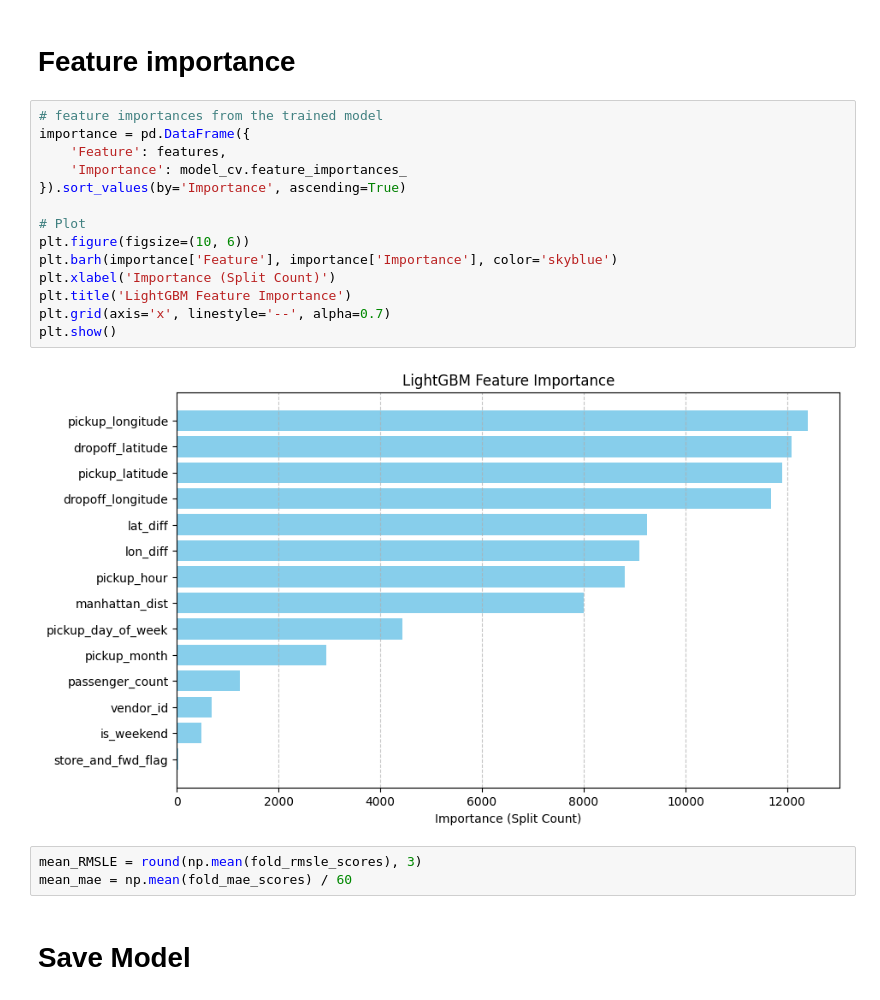
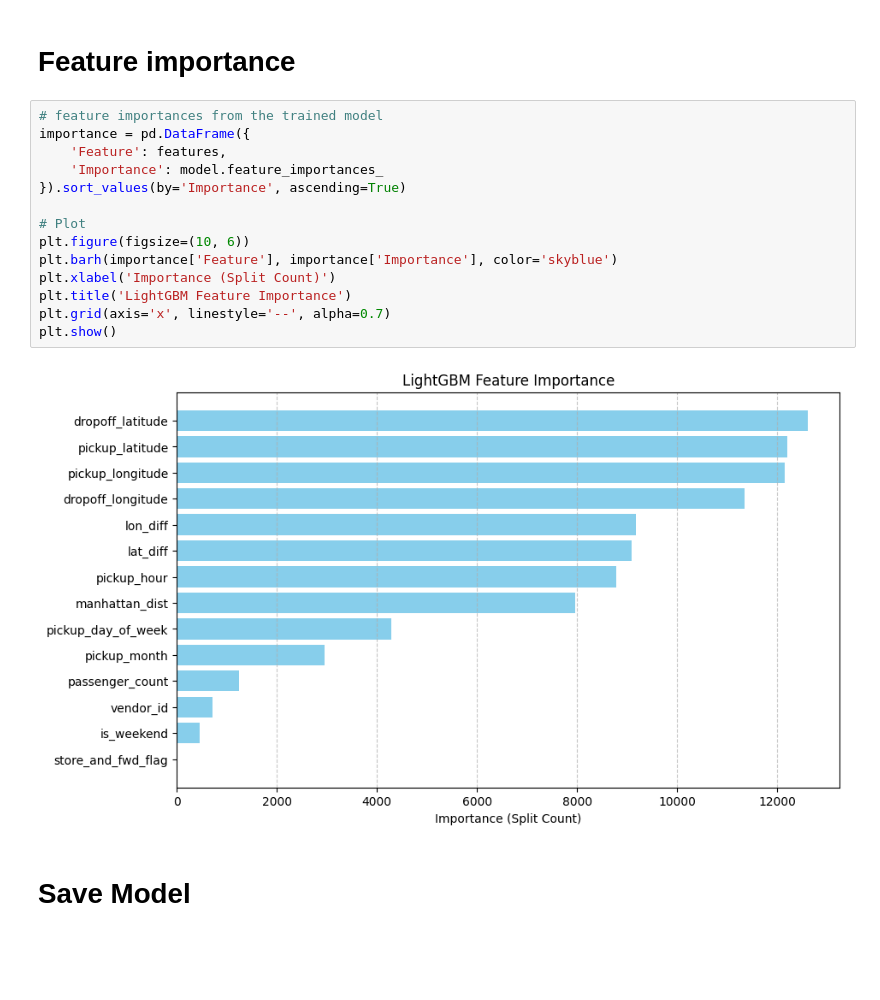
Before and after one commit to Josephinecwm/Predicting-NYC-Taxi-Trip-Duration, a Jupyter notebook: NYC_Taxi_Trip_Duration.ipynb, the cells around one changed output. Drawn from its saved outputs; the diff is of its cells as text; blank space fills up the shorter version.

```diff
--- a/NYC_Taxi_Trip_Duration.ipynb
+++ b/NYC_Taxi_Trip_Duration.ipynb
@@ -321,22 +321,19 @@ Mean MAE: 4.81 minutes
 # %%
 # feature importances from the trained model
 importance = pd.DataFrame({
     'Feature': features,
-    'Importance': model_cv.feature_importances_
+    'Importance': model.feature_importances_
 }).sort_values(by='Importance', ascending=True)
 
 # Plot
 plt.figure(figsize=(10, 6))
 plt.barh(importance['Feature'], importance['Importance'], color='skyblue')
 plt.xlabel('Importance (Split Count)')
 plt.title('LightGBM Feature Importance')
 plt.grid(axis='x', linestyle='--', alpha=0.7)
 plt.show()
 # %% [output]
-[figure, old version]
+[figure, new version]
-# %%
-mean_RMSLE = round(np.mean(fold_rmsle_scores), 3)
-mean_mae = np.mean(fold_mae_scores) / 60
 # %% [markdown]
 # Save Model
 # %%
```
Also changed, not shown: parts of 8 cells of this notebook.
